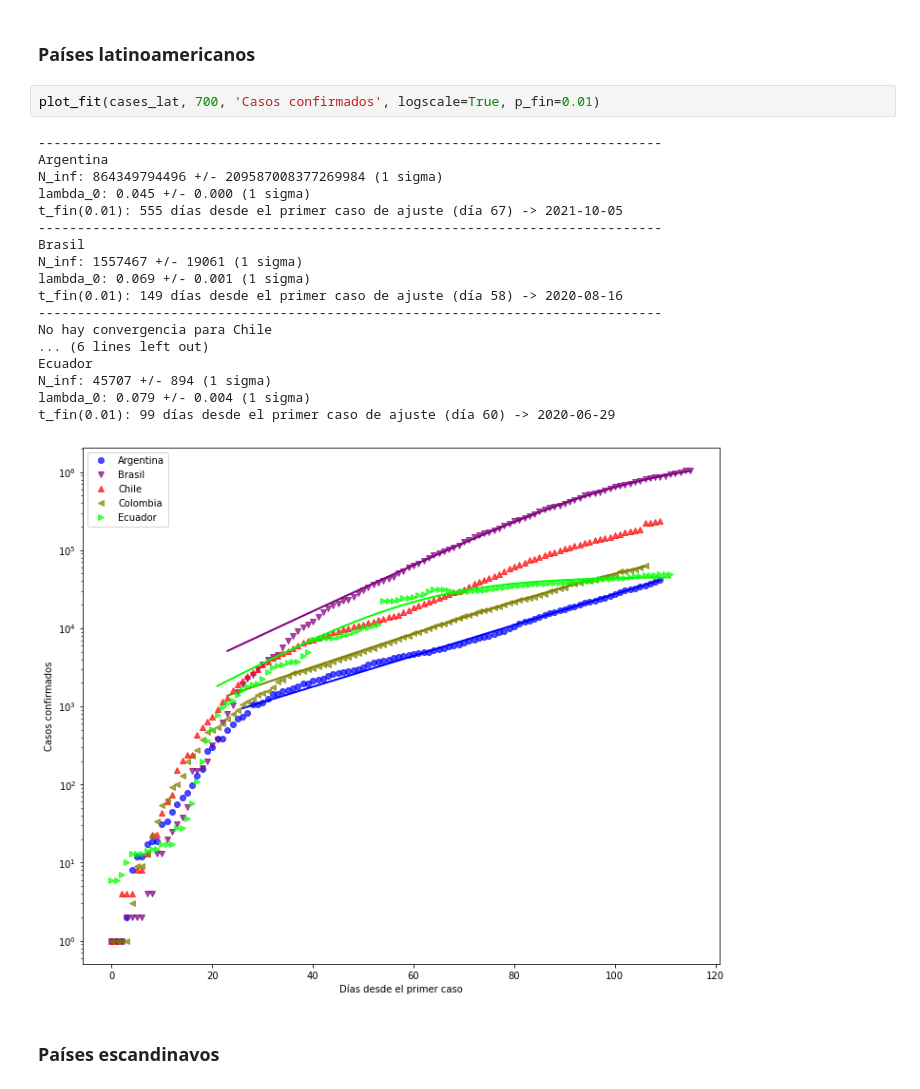
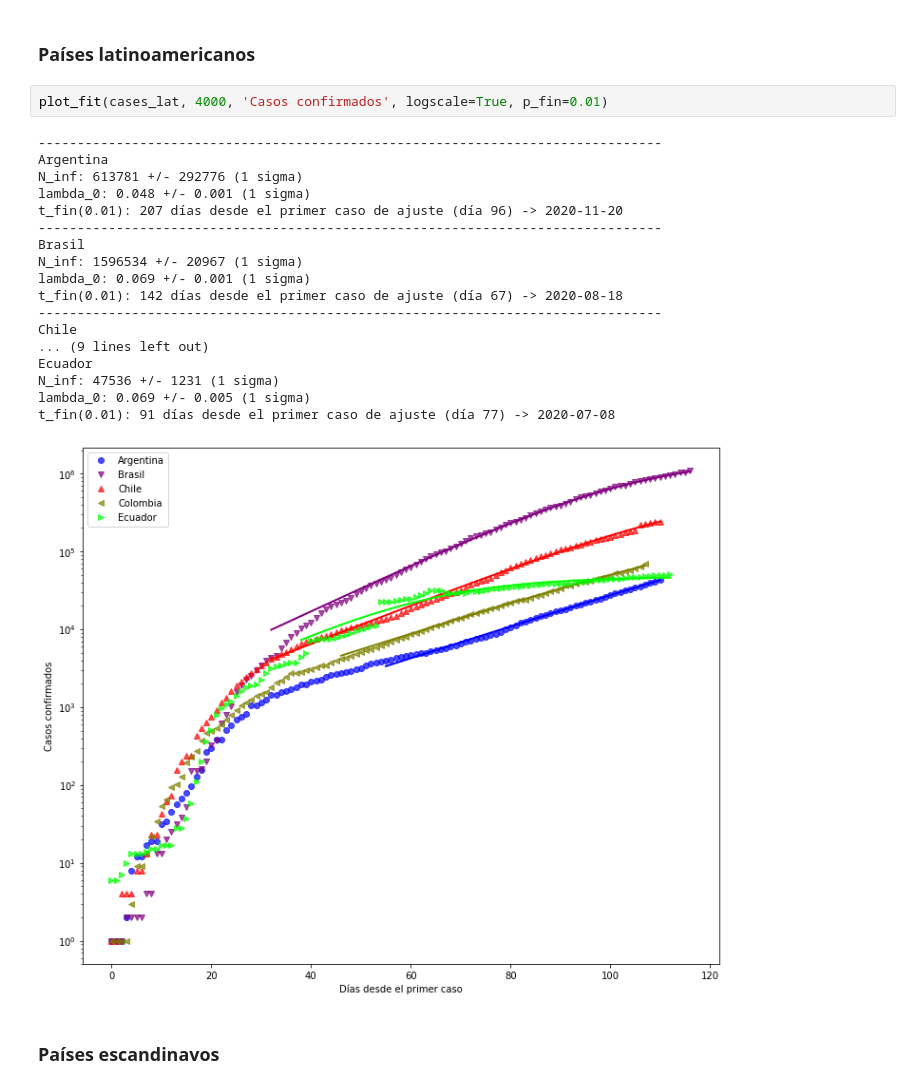
Before and after one commit to manuxch/logistic-covid19, a Jupyter notebook: Logistic_model_COVID-19.ipynb, the cells around one changed output. Drawn from its saved outputs; the diff is of its cells as text.

Commit message:
Actualización diaria de visualizaciones, ajustes y registros

```diff
--- a/Logistic_model_COVID-19.ipynb
+++ b/Logistic_model_COVID-19.ipynb
@@ -203,26 +203,26 @@ t_fin(0.01): 125 días desde el primer caso de ajuste (día 55) -> 2020-07-20
 # %% [markdown]
 ### Países latinoamericanos
 # %%
-plot_fit(cases_lat, 700, 'Casos confirmados', logscale=True, p_fin=0.01)
+plot_fit(cases_lat, 4000, 'Casos confirmados', logscale=True, p_fin=0.01)
 # %% [output]
 --------------------------------------------------------------------------------
 Argentina
-N_inf: 864349794496 +/- 209587008377269984 (1 sigma)
-lambda_0: 0.045 +/- 0.000 (1 sigma)
-t_fin(0.01): 555 días desde el primer caso de ajuste (día 67) -> 2021-10-05
+N_inf: 613781 +/- 292776 (1 sigma)
+lambda_0: 0.048 +/- 0.001 (1 sigma)
+t_fin(0.01): 207 días desde el primer caso de ajuste (día 96) -> 2020-11-20
 --------------------------------------------------------------------------------
 Brasil
-N_inf: 1557467 +/- 19061 (1 sigma)
+N_inf: 1596534 +/- 20967 (1 sigma)
 lambda_0: 0.069 +/- 0.001 (1 sigma)
-t_fin(0.01): 149 días desde el primer caso de ajuste (día 58) -> 2020-08-16
+t_fin(0.01): 142 días desde el primer caso de ajuste (día 67) -> 2020-08-18
 --------------------------------------------------------------------------------
-No hay convergencia para Chile
-... (6 lines left out)
+Chile
+... (9 lines left out)
 Ecuador
-N_inf: 45707 +/- 894 (1 sigma)
-lambda_0: 0.079 +/- 0.004 (1 sigma)
-t_fin(0.01): 99 días desde el primer caso de ajuste (día 60) -> 2020-06-29
+N_inf: 47536 +/- 1231 (1 sigma)
+lambda_0: 0.069 +/- 0.005 (1 sigma)
+t_fin(0.01): 91 días desde el primer caso de ajuste (día 77) -> 2020-07-08
-[figure, old version]
+[figure, new version]
 # %% [markdown]
 ### Países escandinavos
 # %%
```
Also changed, not shown: parts of 8 cells of this notebook.
